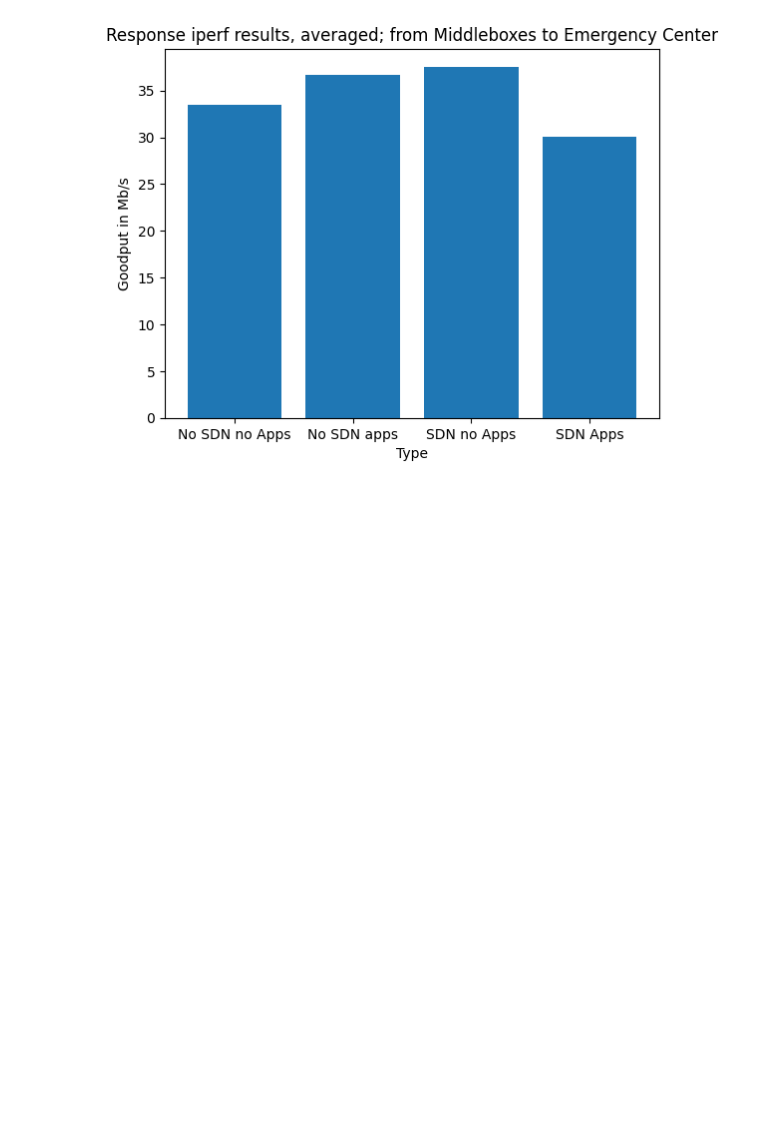
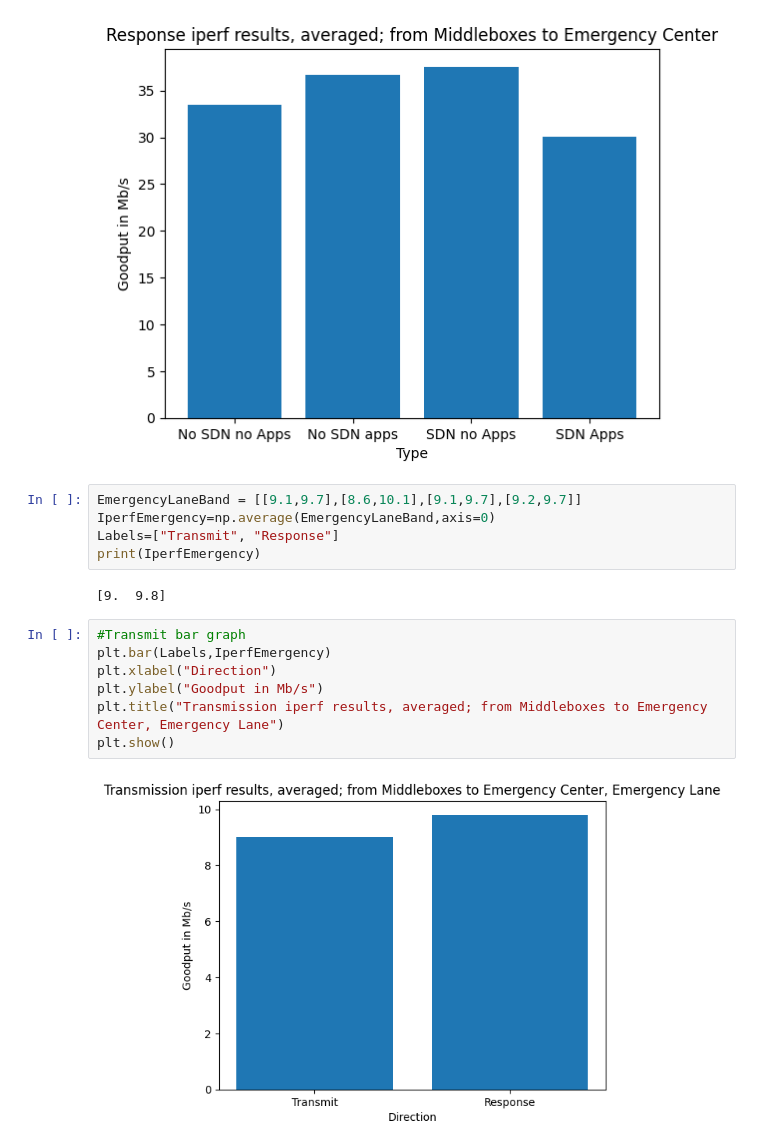
Before and after one commit to TimothyMarchant/EE6220FinalProject, a Jupyter notebook: Plots.ipynb, the cells around one changed output. Cells and saved outputs as stored; diff of their text form; blank space fills up the shorter version.

```diff
--- a/Plots.ipynb
+++ b/Plots.ipynb
@@ -48,3 +48,19 @@ plt.show()
 # %% [output]
 [figure]
 [figure]
+# %%
+EmergencyLaneBand = [[9.1,9.7],[8.6,10.1],[9.1,9.7],[9.2,9.7]]
+IperfEmergency=np.average(EmergencyLaneBand,axis=0)
+Labels=["Transmit", "Response"]
+print(IperfEmergency)
+# %% [output]
+[9.  9.8]
+# %%
+#Transmit bar graph
+plt.bar(Labels,IperfEmergency)
+plt.xlabel("Direction")
+plt.ylabel("Goodput in Mb/s")
+plt.title("Transmission iperf results, averaged; from Middleboxes to Emergency Center, Emergency Lane")
+plt.show()
+# %% [output]
+[figure, added]
```
Also changed, not shown: 1 other file.
